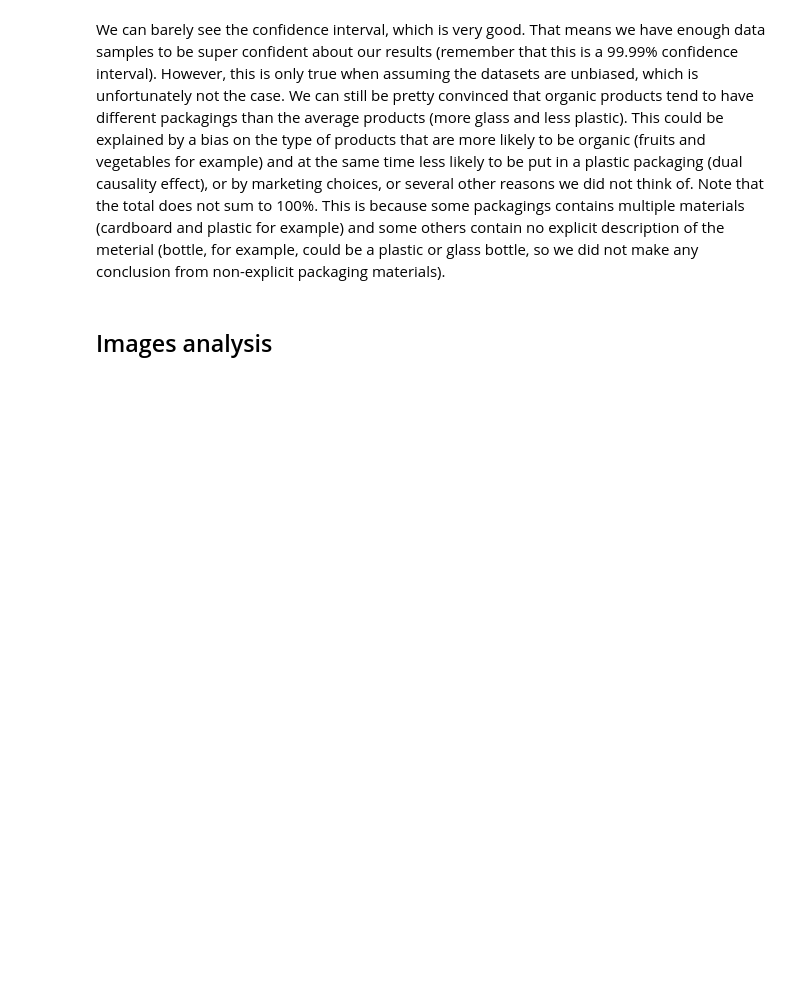
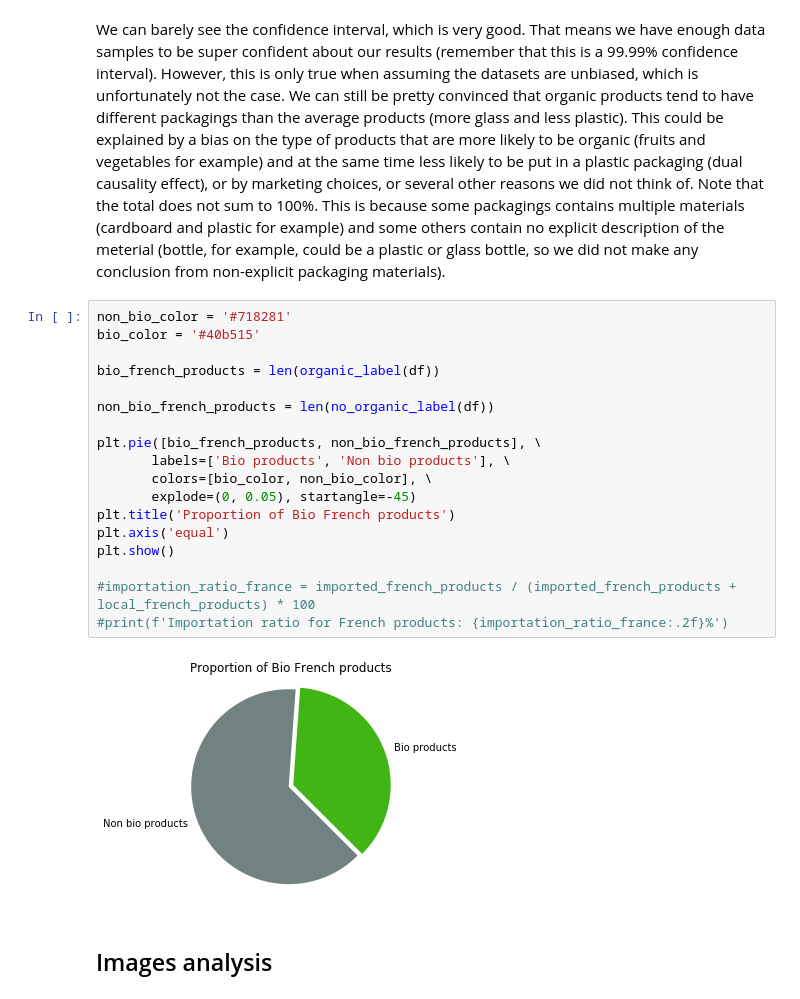
Before and after one commit to mattbuot/Project, a Jupyter notebook: ProjectADA-Final.ipynb, the cells around one changed output. Cells and saved outputs as stored; diff of their text form; blank space fills up the shorter version.

```diff
--- a/ProjectADA-Final.ipynb
+++ b/ProjectADA-Final.ipynb
@@ -883,6 +926,26 @@ plt.show()
 # %% [markdown]
 We can barely see the confidence interval, which is very good. That means we have enough data samples to be super confident about our results (remember that this is a 99.99% confidence interval). However, this is only true when assuming the datasets are unbiased, which is unfortunately not the case. We can still be pretty convinced that organic products tend to have different packagings than the average products (more glass and less plastic). This could be explained by a bias on the type of products that are more likely to be organic (fruits and vegetables for example) and at the same time less likely to be put in a plastic packaging (dual causality effect), or by marketing choices, or several other reasons we did not think of.
 Note that the total does not sum to 100%. This is because some packagings contains multiple materials (cardboard and plastic for example) and some others contain no explicit description of the meterial (bottle, for example, could be a plastic or glass bottle, so we did not make any conclusion from non-explicit packaging materials).
+# %%
+non_bio_color = '#718281'
+bio_color = '#40b515'
+
+bio_french_products = len(organic_label(df))
+
+non_bio_french_products = len(no_organic_label(df))
+
+plt.pie([bio_french_products, non_bio_french_products], \
+       labels=['Bio products', 'Non bio products'], \
+       colors=[bio_color, non_bio_color], \
+       explode=(0, 0.05), startangle=-45)
+plt.title('Proportion of Bio French products')
+plt.axis('equal')
+plt.show()
+
+#importation_ratio_france = imported_french_products / (imported_french_products + local_french_products) * 100
+#print(f'Importation ratio for French products: {importation_ratio_france:.2f}%')
+# %% [output]
+[figure, added]
 # %% [markdown]
 ## Images analysis
 # %% [markdown]
```
Also changed, not shown: parts of 7 cells of this notebook, 19 other files.
